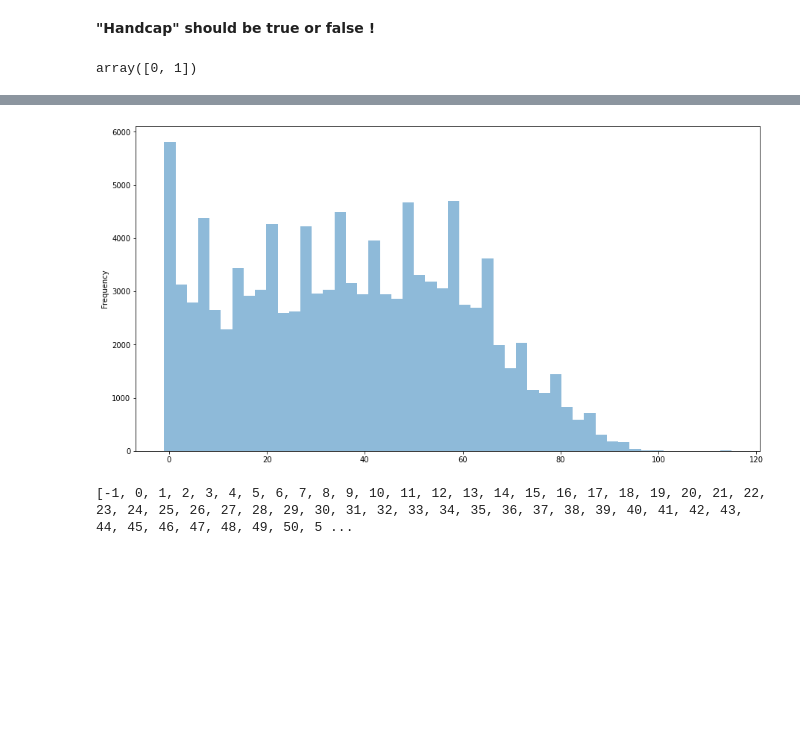
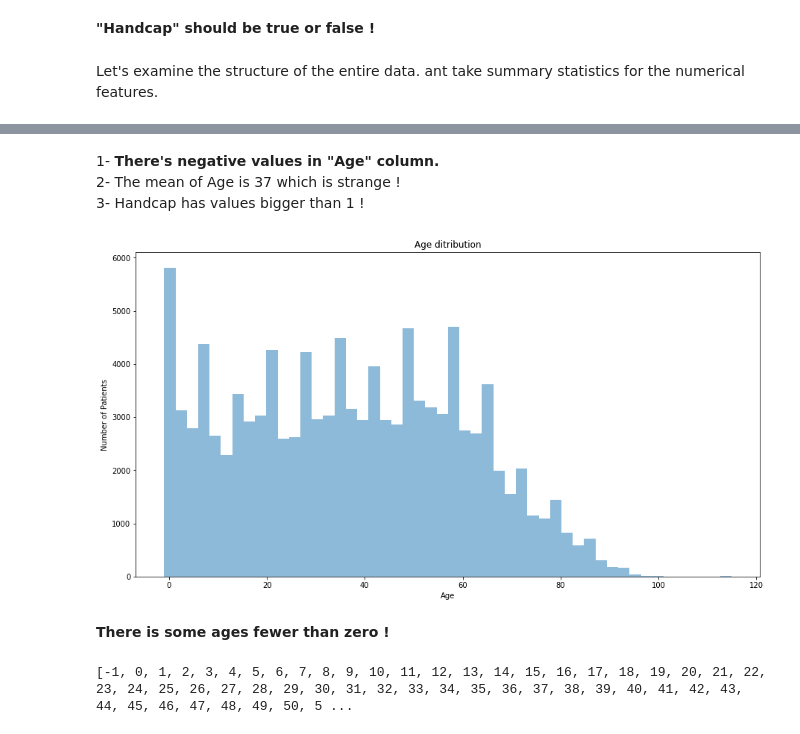
Before and after one commit to MoErn854/Investigate-Medical-Appointment-Dataset, a Jupyter notebook: Investigate-Medical-Appointment-Dataset.ipynb, the cells around one changed output, grey strips where cells are left out. Saved outputs shown, nothing was run; the diff lists cells and outputs as text; code cells hidden in the pictures; blank space fills up the shorter version.

```diff
--- a/Investigate-Medical-Appointment-Dataset.ipynb
+++ b/Investigate-Medical-Appointment-Dataset.ipynb
@@ -165,10 +178,8 @@ df['Handcap'].unique()
 array([0, 1, 2, 3, 4])
 # %% [markdown]
 **"Handcap" should be true or false !**
-# %%
-df['SMS_received'].unique()
-# %% [output]
-array([0, 1])
+# %% [markdown]
+Let's examine the structure of the entire data. ant take summary statistics for the numerical features.
 # %%
 df.loc[:,"Age":].describe() # not include ids
 # %% [output]
@@ -181,10 +192,19 @@ df.loc[:,"Age":].describe() # not include ids
 | 50% | 37.000000 | 0.000000 | 0.000000 | 0.000000 | 0.000000 | 0.000000 | 0.000000 |
 | 75% | 55.000000 | 0.000000 | 0.000000 | 0.000000 | 0.000000 | 0.000000 | 1.000000 |
 | max | 115.000000 | 1.000000 | 1.000000 | 1.000000 | 1.000000 | 4.000000 | 1.000000 |
+# %% [markdown]
+1- **There's negative values in "Age" column.** <br>
+2- The mean of Age is 37 which is strange ! <br>
+3- Handcap has values bigger than 1 !
 # %%
-df.Age.plot(kind="hist",figsize=(15,8),bins=50,alpha=0.5);
+AgePlot = df.Age.plot(kind="hist",figsize=(15,8),bins=50,alpha=0.5);
+AgePlot.set_xlabel('Age');
+AgePlot.set_ylabel('Number of Patients');
+AgePlot.set_title('Age ditribution');
 # %% [output]
-[figure, old version]
+[figure, new version]
+# %% [markdown]
+**There is some ages fewer than zero !**
 # %%
 print(sorted(df["Age"].unique()))
 # %% [output]
```
Also changed, not shown: parts of 115 cells of this notebook, 2 other files.
